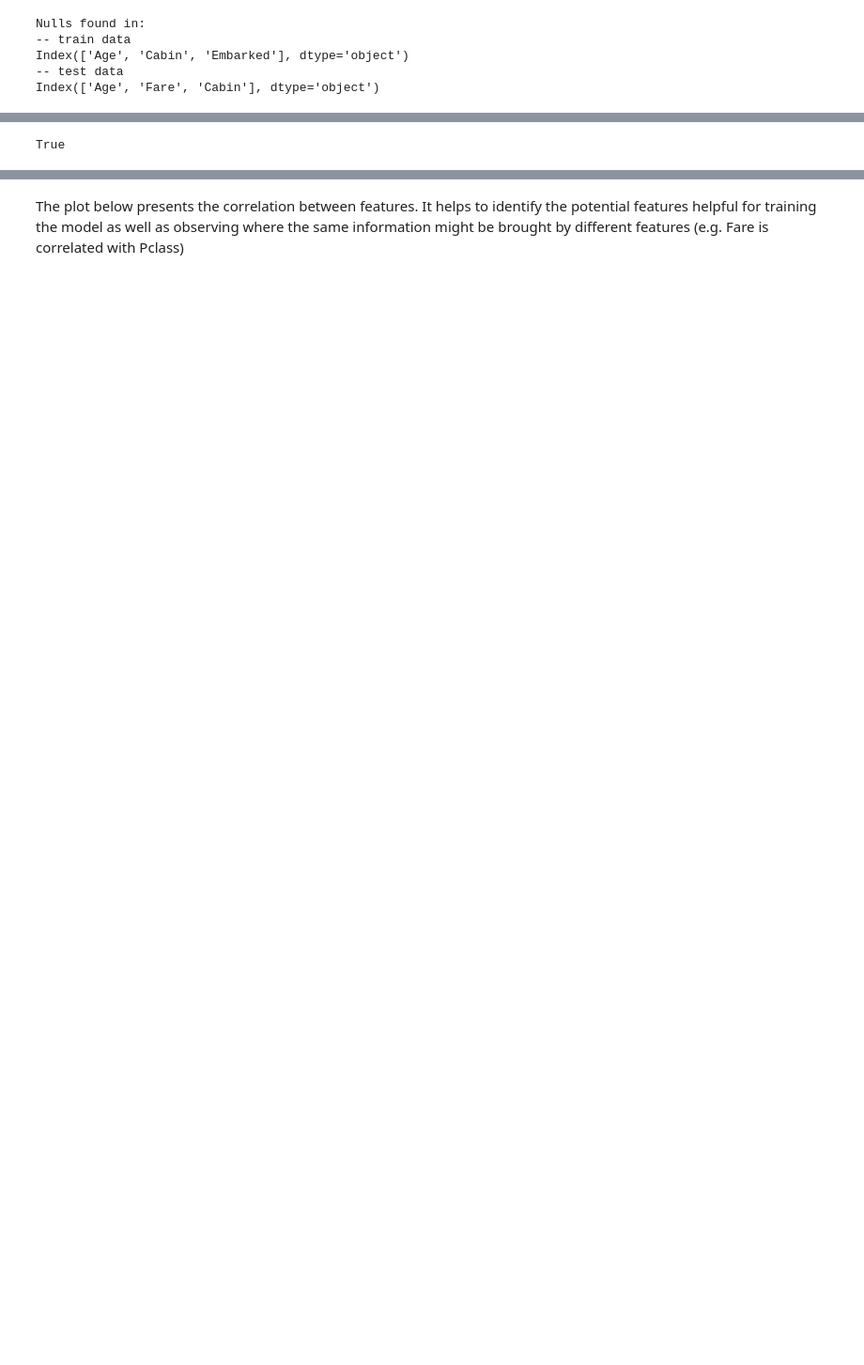
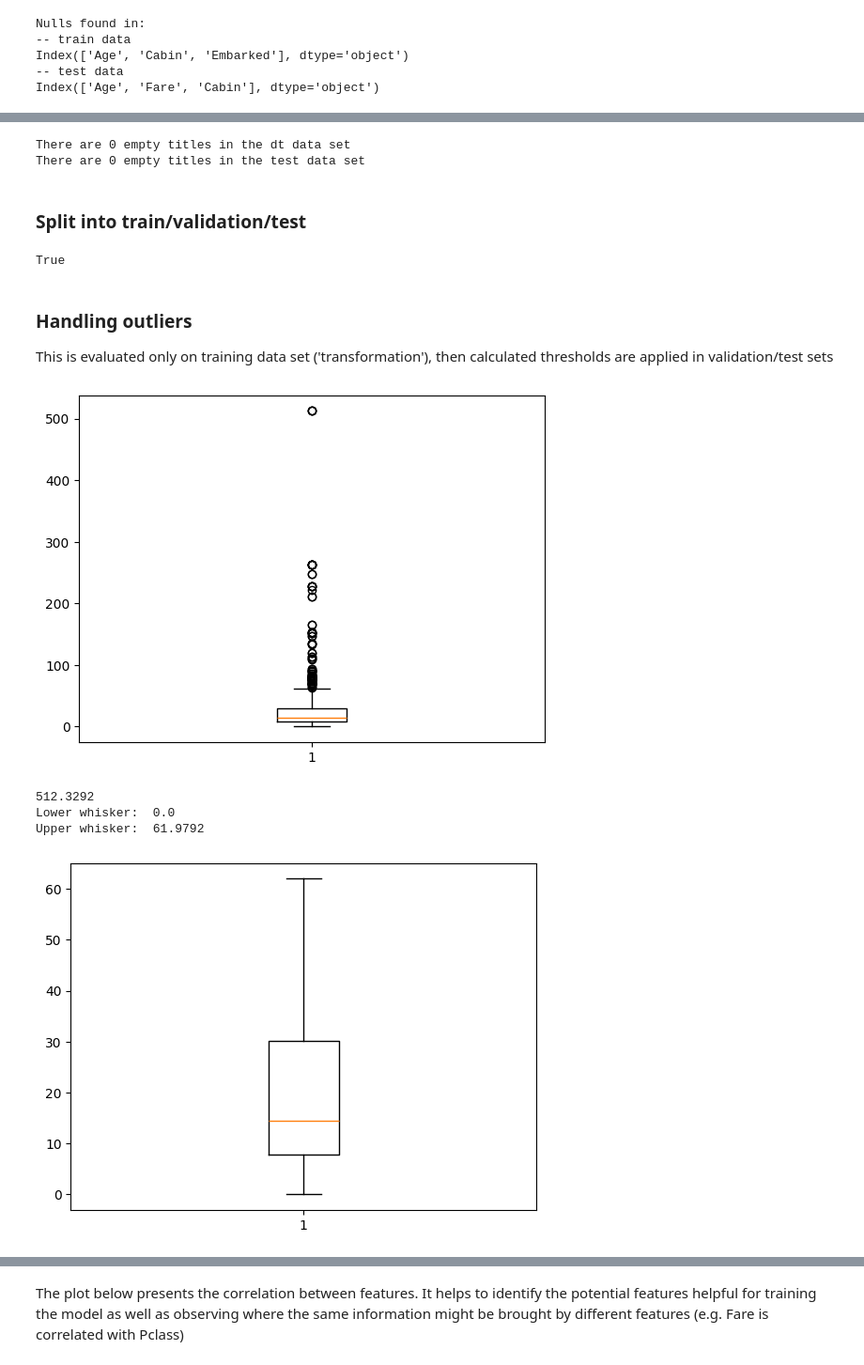
Before and after one commit to katarzynafurmanska/kaggle-titanic, a Jupyter notebook: src/run.ipynb, the cells around one changed output, grey strips where cells are left out. Shown at 94% size. Saved outputs shown, nothing was run; the diff lists cells and outputs as text; code cells hidden in the pictures; blank space fills up the shorter version.

```diff
--- a/src/run.ipynb
+++ b/src/run.ipynb
@@ -100,3 +47,25 @@ Upper whisker:  65.0
+# %%
+# titles table
+title_dict = {"Capt": "Officer","Col": "Officer","Major": "Officer","Jonkheer": "Royalty", \
+             "Don": "Royalty", "Dona": "Royalty", "Sir" : "Royalty","Dr": "Royalty","Rev": "Royalty", \
+             "the Countess":"Royalty", "Mme": "Mrs", "Mlle": "Miss", "Ms": "Mrs","Mr" : "Mr", \
+             "Mrs" : "Mrs","Miss" : "Miss","Master" : "Master","Lady" : "Royalty"}
+
+# titles extraction and matching
+titles_extrd_train = [s[1].strip() for s in dt.Name.str.split('[,|.]')]
+dt['Title'] = titles_extrd_train
+dt['Title_unif'] = [title_dict[title] for title in titles_extrd_train]
+print("There are " + str(sum(dt.Title_unif.isnull())) + " empty titles in the dt data set")
+
+titles_extrd_test = [s[1].strip() for s in test.Name.str.split('[,|.]')]
+test['Title'] = titles_extrd_test
+test['Title_unif'] = [title_dict[title] for title in titles_extrd_test]
+print("There are " + str(sum(test.Title_unif.isnull())) + " empty titles in the test data set")
+# %% [output]
+There are 0 empty titles in the dt data set
+There are 0 empty titles in the test data set
+# %% [markdown]
+### Split into train/validation/test
 # %%
 # split dt into train and validation sets
 train = dt.sample(frac=0.8, random_state=0)
@@ -105,3 +74,51 @@ validation = dt.drop(train.index)
 len(train) + len(validation) == len(dt)
 # %% [output]
 True
+# %% [markdown]
+### Handling outliers
+This is evaluated only on training data set ('transformation'), then calculated thresholds are applied in validation/test sets
+# %%
+### training set
+# find lower and upper whisker of a boxplot (representing min and max of middle 50% interval)
+plt.boxplot(train.Fare)
+plt.show()
+
+# q1 = train.Fare.quantile(0.25)
+# q3 = train.Fare.quantile(0.75)
+# low_whisker = train.Fare[train.Fare >= q1 - 1.5*(q3-q1)].min()
+# upp_whisker = train.Fare[train.Fare <= q3 + 1.5*(q3-q1)].max()
+
+def remove_outliers(train, validation, test, feature):
+    feature_boxplot = plt.boxplot(train[feature])
+    plt.close()
+
+    [low_whisker, upp_whisker] = [item.get_ydata()[1] for item in feature_boxplot['whiskers']]
+    print("Lower whisker: ", low_whisker)
+    print("Upper whisker: ", upp_whisker)
+
+    # create new column with replaced values
+    train[feature+'_wt_outliers'] = train[feature]
+    train.loc[train[feature+'_wt_outliers'] < low_whisker, feature+'_wt_outliers'] = low_whisker
+    train.loc[train[feature+'_wt_outliers'] > upp_whisker, feature+'_wt_outliers'] = upp_whisker
+
+    # using the same thresholds as it would be on the real production data
+    validation[feature+'_wt_outliers'] = validation[feature]
+    validation.loc[validation[feature+'_wt_outliers'] < low_whisker, feature+'_wt_outliers'] = low_whisker
+    validation.loc[validation[feature+'_wt_outliers'] > upp_whisker, feature+'_wt_outliers'] = upp_whisker
+
+    test[feature+'_wt_outliers'] = test[feature]
+    test.loc[test[feature+'_wt_outliers'] < low_whisker, feature+'_wt_outliers'] = low_whisker
+    test.loc[test[feature+'_wt_outliers'] > upp_whisker, feature+'_wt_outliers'] = upp_whisker
+
+    return train, validation, test
+
+print(dt.Fare.max())
+train, validation, test = remove_outliers(train, validation, test, 'Fare')
+plt.boxplot(train.Fare_wt_outliers)
+plt.show()
+# %% [output]
+[figure, added]
+512.3292
+Lower whisker:  0.0
+Upper whisker:  61.9792
+[figure, added]
```
Also changed, not shown: parts of 23 cells of this notebook, 2 other files.
